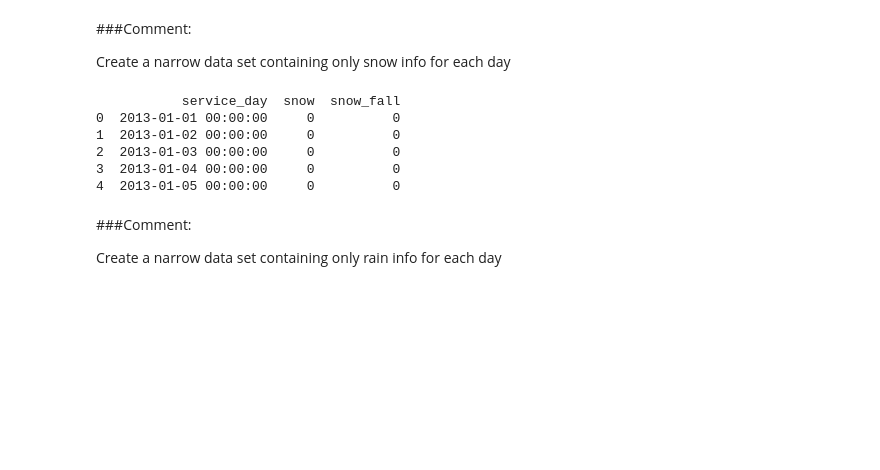
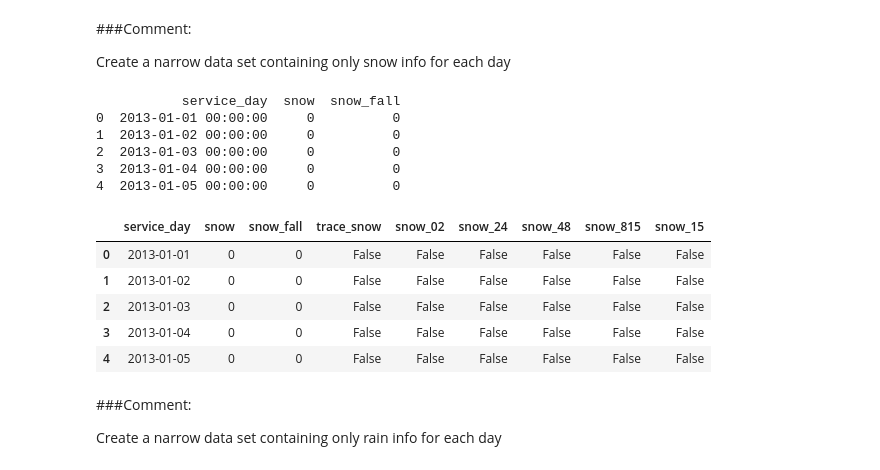
Before and after one commit to azampagl/mbta-weather, a Jupyter notebook: processing/Viz Final Processing.ipynb, the cells around one changed output. Drawn from its saved outputs; the diff is of its cells as text; code cells hidden in the pictures; blank space fills up the shorter version.

```diff
--- a/processing/Viz Final Processing.ipynb
+++ b/processing/Viz Final Processing.ipynb
@@ -49,3 +76,12 @@ print snow_daily.head()
+# %%
+snow_daily.head()
+# %% [output]
+|  | service_day | snow | snow_fall | trace_snow | snow_02 | snow_24 | snow_48 | snow_815 | snow_15 |
+| 0 | 2013-01-01 | 0 | 0 | False | False | False | False | False | False |
+| 1 | 2013-01-02 | 0 | 0 | False | False | False | False | False | False |
+| 2 | 2013-01-03 | 0 | 0 | False | False | False | False | False | False |
+| 3 | 2013-01-04 | 0 | 0 | False | False | False | False | False | False |
+| 4 | 2013-01-05 | 0 | 0 | False | False | False | False | False | False |
 # %% [markdown]
 ###Comment:
 
```
Also changed, not shown: parts of 16 cells of this notebook.
